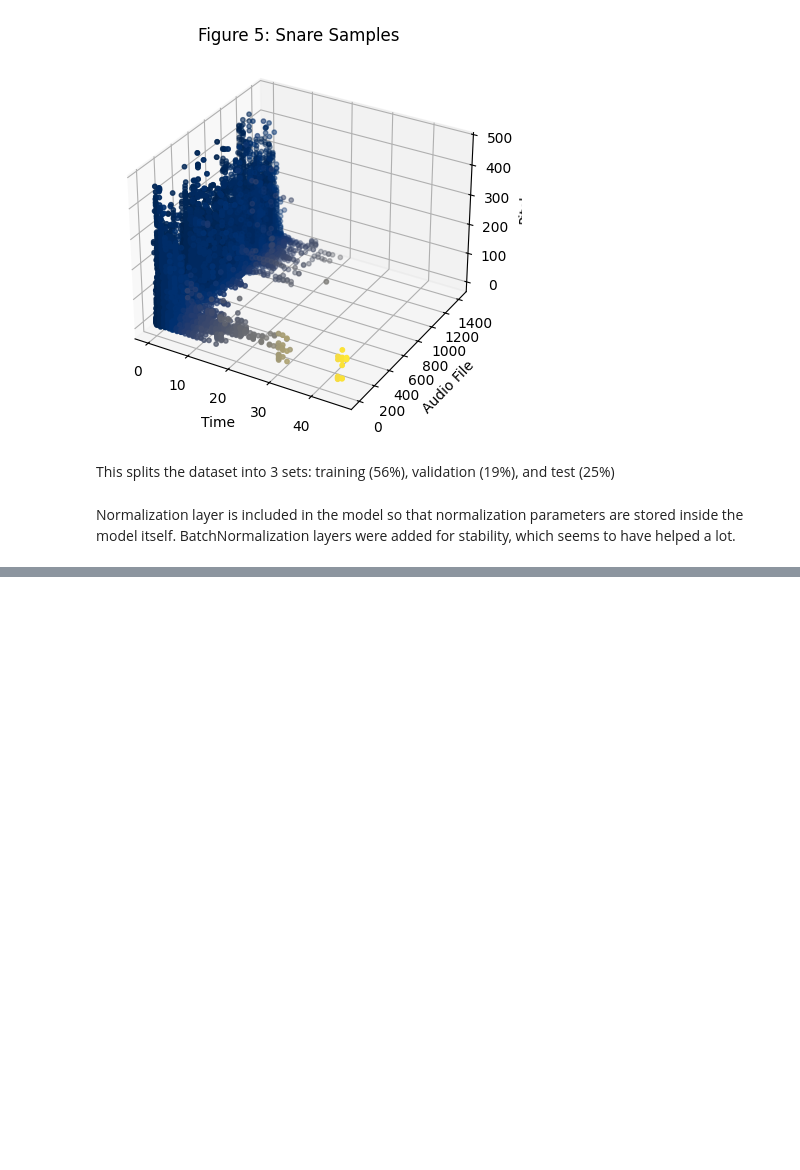
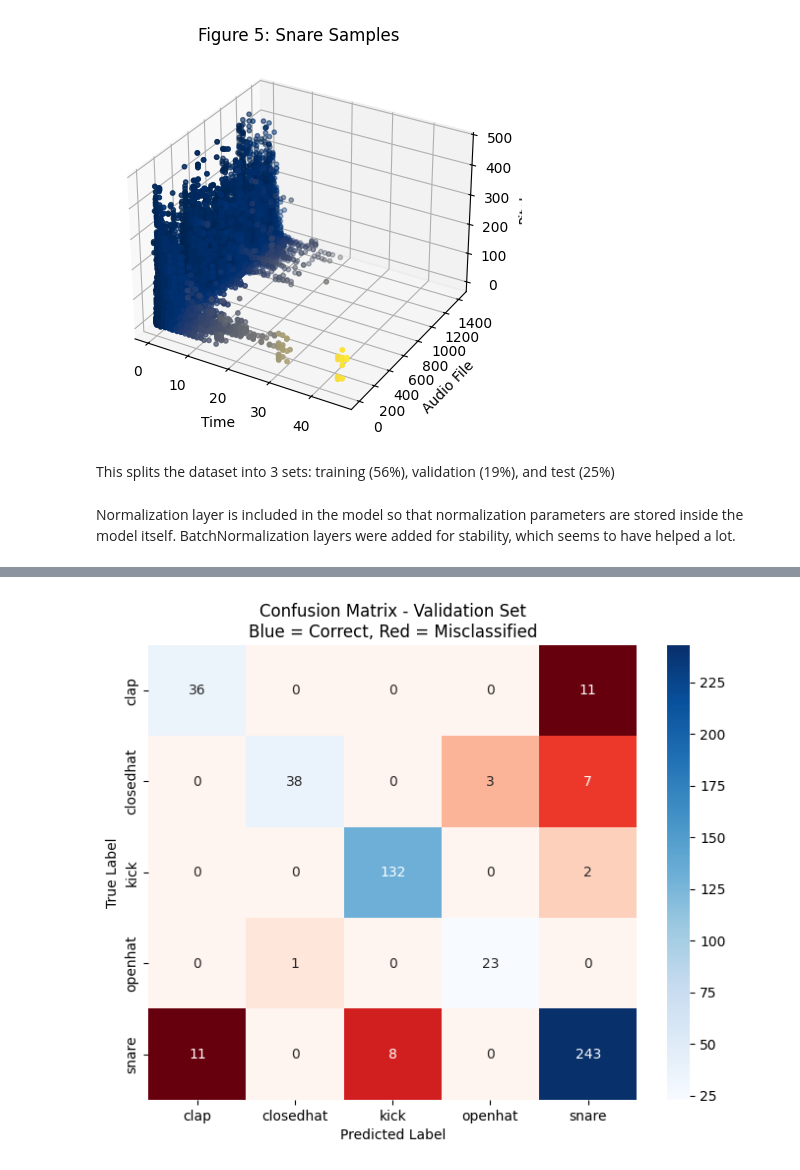
Before and after one commit to NiccoloAbate/drum-audio-classifier, a Jupyter notebook: drum_prediction_model_stft.ipynb, the cells around one changed output, grey strips where cells are left out. Saved outputs shown, nothing was run; the diff lists cells and outputs as text; code cells hidden in the pictures; blank space fills up the shorter version.

```diff
--- a/drum_prediction_model_stft.ipynb
+++ b/drum_prediction_model_stft.ipynb
@@ -251,0 +254,34 @@ Max Validation Accuracy:  0.9223300814628601
+# %%
+from sklearn.metrics import confusion_matrix
+import seaborn as sns
+
+# Reverse mapping
+int_to_drum = {v: k for k, v in drum_types.items()}
+
+# Predict
+y_pred_probs = model.predict(X_val)
+y_pred = np.argmax(y_pred_probs, axis=1)
+y_true = y_val.ravel()
+
+# Compute confusion matrix
+cm = confusion_matrix(y_true, y_pred)
+
+# Create a mask for the diagonal (correct predictions)
+mask_diag = np.eye(cm.shape[0], dtype=bool)
+
+# Create a color map where diagonal is blue, off-diagonal is red
+plt.figure(figsize=(8,6))
+
+# Off-diagonal (misclassifications) in Reds
+sns.heatmap(cm, annot=True, fmt='d', cmap='Reds', xticklabels=int_to_drum.values(),
+            yticklabels=int_to_drum.values(), mask=mask_diag, cbar=False)
+
+# Diagonal (correct predictions) overlay in Blues
+sns.heatmap(cm, annot=True, fmt='d', cmap='Blues', xticklabels=int_to_drum.values(),
+            yticklabels=int_to_drum.values(), mask=~mask_diag, cbar=True)
+
+plt.xlabel("Predicted Label")
+plt.ylabel("True Label")
+plt.title("Confusion Matrix - Validation Set\nBlue = Correct, Red = Misclassified")
+plt.show()
+# %% [output]
@@ -252,3 +289,4 @@ Max Validation Accuracy:  0.9223300814628601
+[figure, added]
 # %%
 # Saves model to be used by the prediction Jupyter Notebook
 model.save('saved_model/model_stft_last.keras')
```
Also changed, not shown: parts of 5 cells of this notebook, 11 other files.
